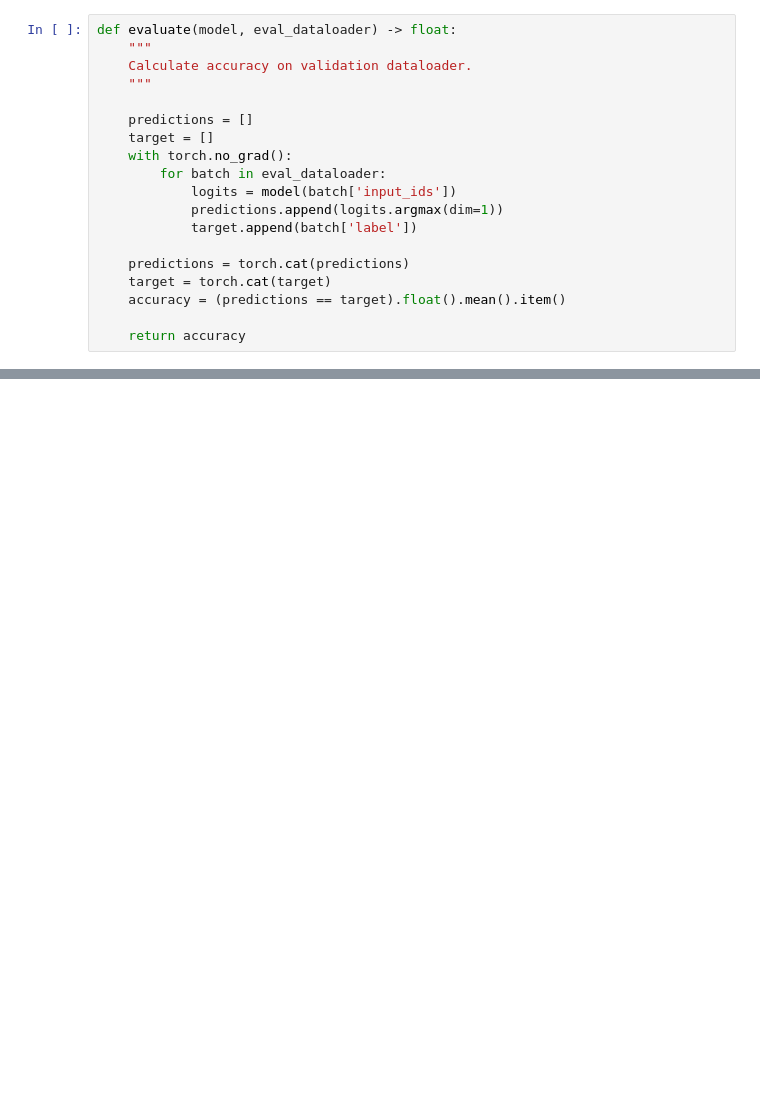
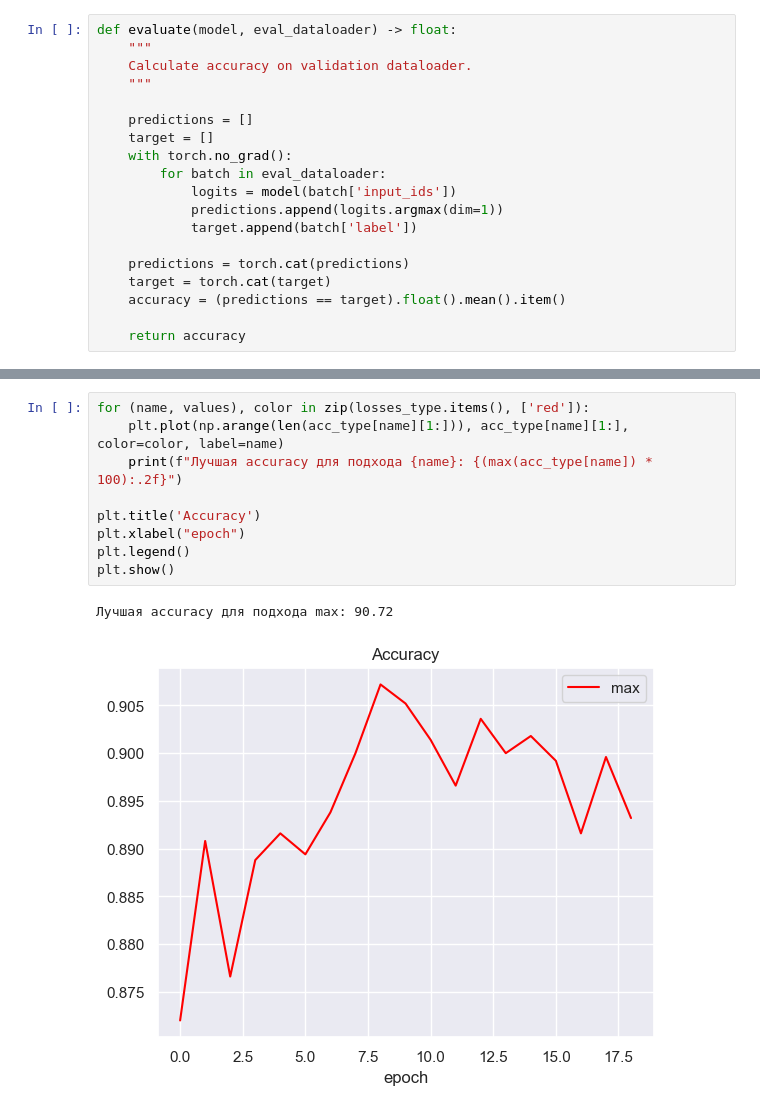
Before and after one commit to alex-chin/dls_part_2_nlp, a Jupyter notebook: week_02_RNN/Homework/hw_2_text_classification.ipynb, the cells around one changed output, grey strips where cells are left out. Saved outputs shown, nothing was run; the diff lists cells and outputs as text; blank space fills up the shorter version.

```diff
--- a/week_02_RNN/Homework/hw_2_text_classification.ipynb
+++ b/week_02_RNN/Homework/hw_2_text_classification.ipynb
@@ -222,0 +391,12 @@ def evaluate(model, eval_dataloader) -> float:
+# %%
+for (name, values), color in zip(losses_type.items(), ['red']):
+    plt.plot(np.arange(len(acc_type[name][1:])), acc_type[name][1:], color=color, label=name)
+    print(f"Лучшая accuracy для подхода {name}: {(max(acc_type[name]) * 100):.2f}")
+
+plt.title('Accuracy')
+plt.xlabel("epoch")
+plt.legend()
+plt.show()
+# %% [output]
+Лучшая accuracy для подхода max: 90.72
+[figure, added]
```
Also changed, not shown: parts of 45 cells of this notebook, 5 other files.
